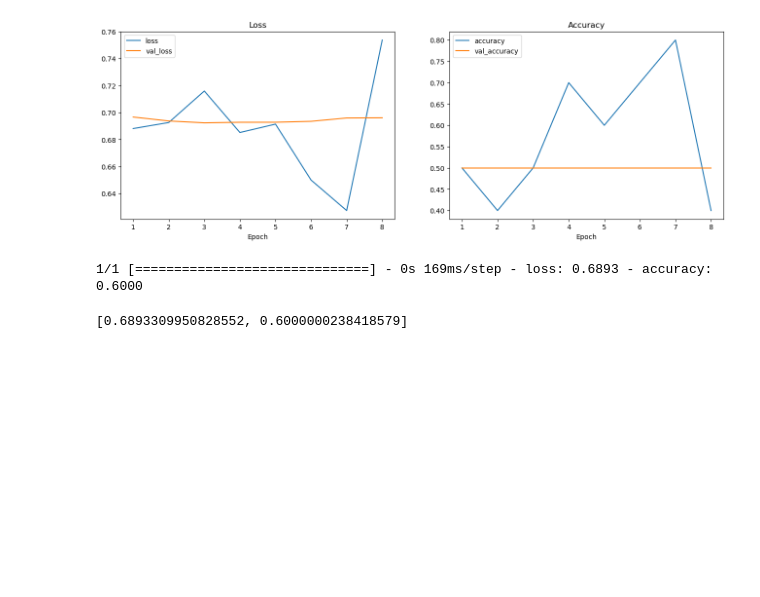
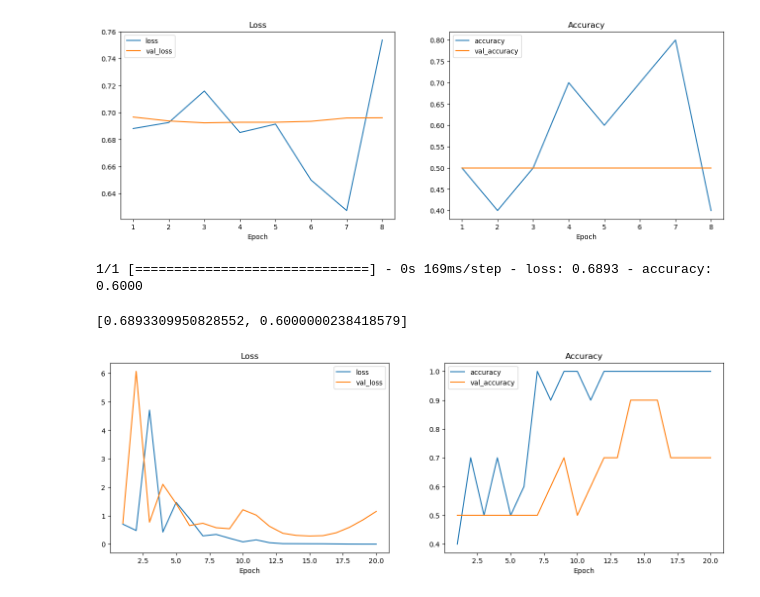
Before and after one commit to FurqonPakpahan/Computer-Vision-Cards-Image-Classifiacation, a Jupyter notebook: cards.ipynb, the cells around one changed output. Drawn from its saved outputs; the diff is of its cells as text; code cells hidden in the pictures; blank space fills up the shorter version.

```diff
--- a/cards.ipynb
+++ b/cards.ipynb
@@ -305,3 +305,26 @@ model.evaluate(Train_ds)
 # %% [output]
 1/1 [==============================] - 0s 169ms/step - loss: 0.6893 - accuracy: 0.6000
 [0.6893309950828552, 0.6000000238418579]
+# %%
+import matplotlib.pyplot as plt
+
+epoch=20
+
+fig, ax = plt.subplots(ncols=2,figsize=(16,5))
+ax[0].plot(range(1,epoch+1),history1.history['loss'],label='loss')
+ax[0].plot(range(1,epoch+1),history1.history['val_loss'],label='val_loss')
+ax[0].set_title('Loss')
+ax[0].legend()
+ax[0].set_xlabel('Epoch')
+#ax[0].set_ylim(0,0.01)
+
+ax[1].plot(range(1,epoch+1),history1.history['accuracy'],label='accuracy')
+ax[1].plot(range(1,epoch+1),history1.history['val_accuracy'],label='val_accuracy')
+ax[1].set_title('Accuracy')
+ax[1].legend()
+ax[1].set_xlabel('Epoch')
+#ax[1].set_ylim(0.5,1.5)
+
+plt.show()
+# %% [output]
+[figure, added]
```
Also changed, not shown: parts of 2 cells of this notebook.
